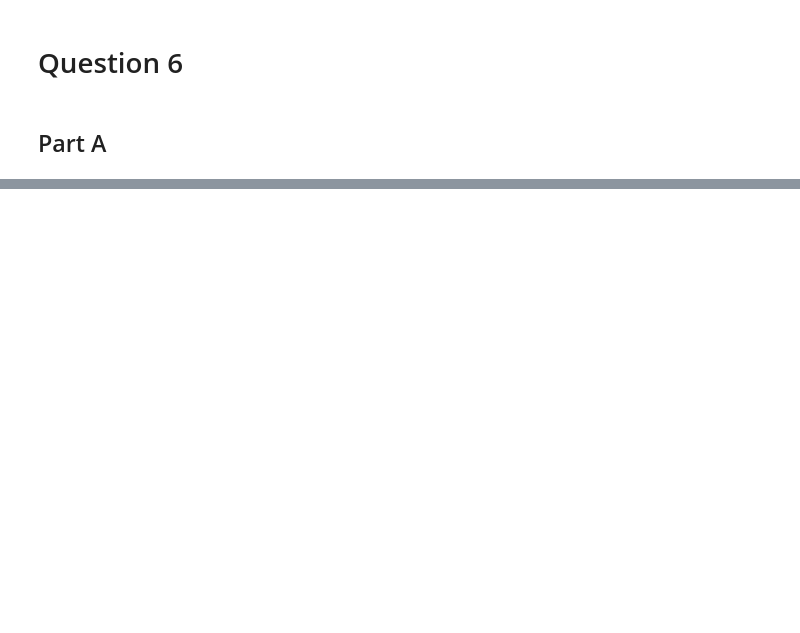
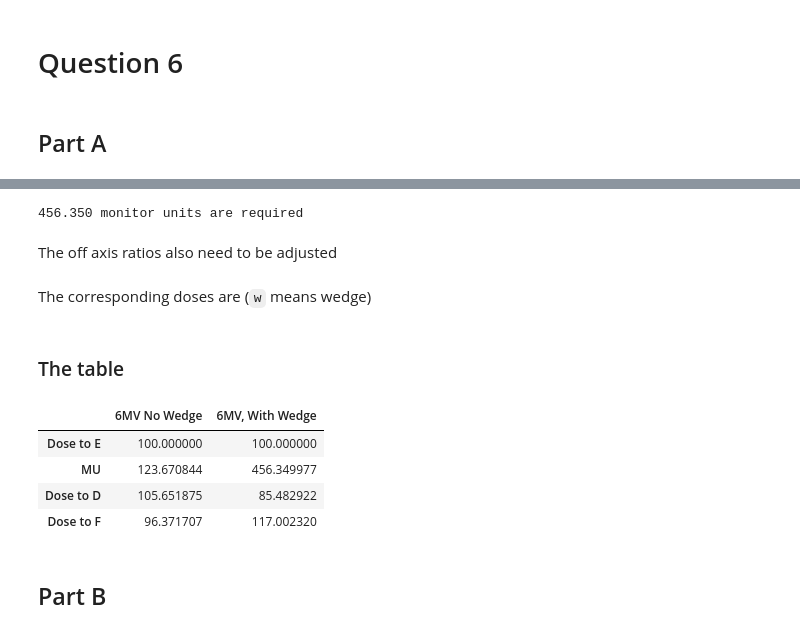
Before and after one commit to lukepolson/School, a Jupyter notebook: Phys 535/A2.ipynb, the cells around one changed output, grey strips where cells are left out. Drawn from its saved outputs; the diff is of its cells as text; code cells hidden in the pictures; blank space fills up the shorter version.

```diff
--- a/Phys 535/A2.ipynb
+++ b/Phys 535/A2.ipynb
@@ -526,0 +703,3 @@ DN=136.105Gy
+# %%
+DD_nw = DN*TMR_D*OAR_D * CF
+DF_nw = DN*TMR_F*OAR_F * CF
@@ -526,0 +712,32 @@ DN=136.105Gy
+# %%
+Sc = 1.006
+Sp = 1.005
+WF = 0.271
+MU_w = DN/(Sc*Sp*WF)
+print(f'{MU_w:.3f} monitor units are required')
+# %% [output]
+456.350 monitor units are required
+# %% [markdown]
+The off axis ratios also need to be adjusted
+# %%
+WOAR_D = 0.818
+WOAR_F = 1.225
+# %% [markdown]
+The corresponding doses are (`w` means wedge)
+# %%
+DD_w = DN*TMR_D*WOAR_D * CF
+DF_w = DN*TMR_F*WOAR_F * CF
+# %% [markdown]
+### The table
+# %%
+data = np.array([[100,100],[MU_nw,MU_w],[DD_nw,DD_w],[DF_nw, DF_w]])
+pd.DataFrame(data, columns=['6MV No Wedge', '6MV, With Wedge'],
+                   index=['Dose to E', 'MU', 'Dose to D', 'Dose to F'])
+# %% [output]
+|  | 6MV No Wedge | 6MV, With Wedge |
+| Dose to E | 100.000000 | 100.000000 |
+| MU | 123.670844 | 456.349977 |
+| Dose to D | 105.651875 | 85.482922 |
+| Dose to F | 96.371707 | 117.002320 |
+# %% [markdown]
+## Part B
```
Also changed, not shown: parts of 97 cells of this notebook, 7 other files.
